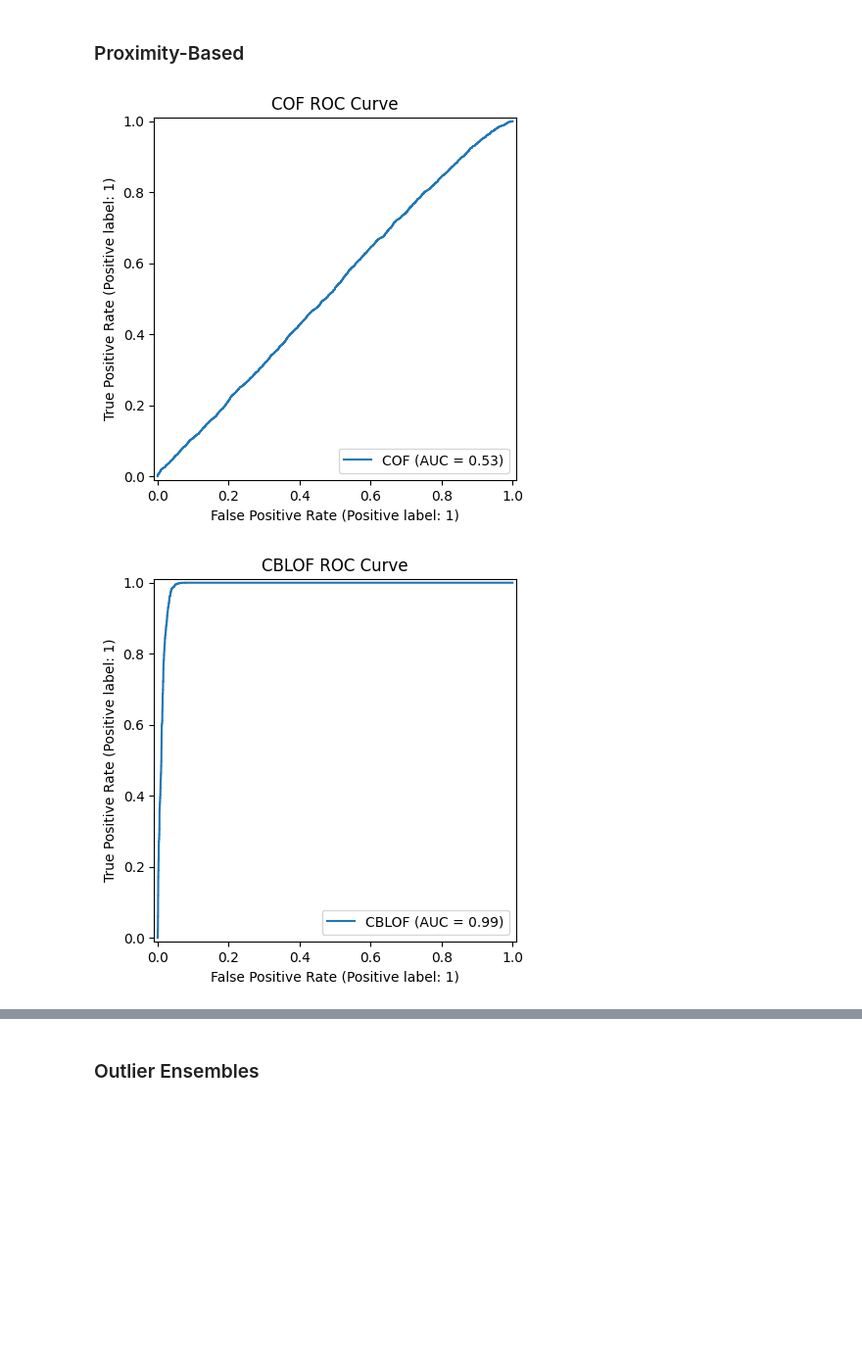
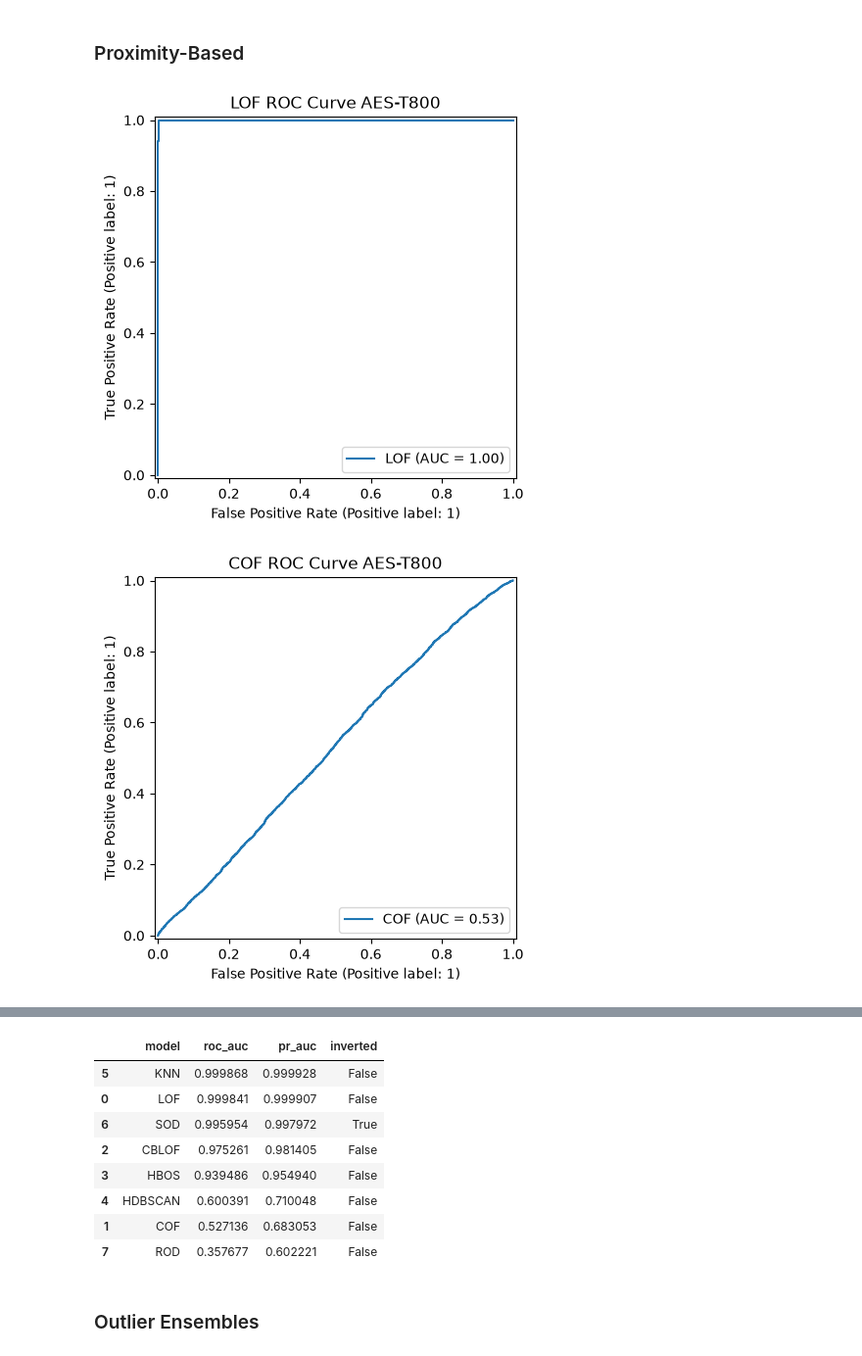
Before and after one commit to ericnmt/htd-benchmarking, a Jupyter notebook: notebooks/T800-HT-ML-Pipeline.ipynb, the cells around one changed output, grey strips where cells are left out. Shown at 98% size. Cells and saved outputs as stored; diff of their text form; code cells hidden in the pictures; blank space fills up the shorter version.

```diff
--- a/notebooks/T800-HT-ML-Pipeline.ipynb
+++ b/notebooks/T800-HT-ML-Pipeline.ipynb
@@ -182,7 +183,7 @@ Formalize the data splits for training and testing batches. This will be done on
 # 60/40 split on train/test
 train_normal = d2[:5000]
 test_normal = d2[5000:]
-test_anom = t2[:10000]
+test_anom = t2[:]
 
 print(train_normal.shape, test_normal.shape, test_anom.shape)
 # %% [output]
@@ -382,23 +390,0 @@ ECOD ROC:0.8279, precision @ rank n:0.806
-# %%
-from pyod.models.xgbod import XGBOD
-X_train = Z_train
-X_test = np.vstack([Z_test_norm, Z_test_anom])
-clf = XGBOD(random_state=0)
-clf.fit(X_train, y=np.zeros(len(X_train)))
-
-test_norm_scores = clf.decision_function(Z_test_norm)
-test_anom_scores = clf.decision_function(Z_test_anom)
-
-scores = np.concatenate([test_norm_scores, test_anom_scores])
-labels = np.concatenate([np.zeros(len(test_norm_scores)), np.ones(len(test_anom_scores))])
-
-# ROC AUC
-auc = roc_auc_score(labels, scores)
-# Precision/Recall AUC
-pr_auc = average_precision_score(labels, scores)
-
-evaluate_print('XGBOD', labels, scores)
-
-RocCurveDisplay.from_predictions(labels, scores, name="XGBOD ROC-AUC")
-plt.title("XGBOD ROC-AUC curve")
-plt.show()
@@ -411,4 +391,9 @@ XGBOD ROC:0.5, precision @ rank n:0.0
 # %%
+import pyod as pyod
+from pyod.models.ecod import ECOD
+from pyod.utils.data import evaluate_print
+from sklearn.metrics import roc_auc_score, average_precision_score
+
 def compute_metrics(name, scores_normal, scores_anom, plot=True):
   scores = np.concatenate([scores_normal, scores_anom])
   labels = np.concatenate([np.zeros(len(scores_normal)), np.ones(len(scores_anom))])
@@ -421,7 +406,8 @@ def compute_metrics(name, scores_normal, scores_anom, plot=True):
 
   if plot:
     RocCurveDisplay.from_predictions(labels, scores, name=name)
-    plt.title(f"{name} ROC Curve")
+    plt.title(f"{name} ROC Curve AES-T800")
+    plt.savefig(f"{T800_FIGS}{name}_roc_curve", dpi=240, bbox_inches='tight')
     plt.show()
   return result
 # %%
@@ -584,39 +610,43 @@ display(results_df)
 ### Proximity-Based
 # %%
 # IMPORT MODELS HERE
+from pyod.models.lof import LOF
 from pyod.models.cof import COF
 from pyod.models.cblof import CBLOF
 from pyod.models.loci import LOCI
 from pyod.models.hbos import HBOS
 from pyod.models.hdbscan import HDBSCAN
 from pyod.models.knn import KNN
 from pyod.models.sod import SOD
 from pyod.models.rod import ROD
 
 import numpy as np
 import pandas as pd
 
 # "name": (lambda: classifier(), Invert(T/F))
 detectors = {
+    # Proximity-Baed
+    "LOF": (lambda: LOF(), False),
     "COF": (lambda: COF(), False),
-    "CBLOF": (lambda: CBLOF(), False),
-    "LOCI": (lambda: LOCI(), False),
+    "CBLOF": (lambda: CBLOF(random_state=SEED), False),
+    #"LOCI": (lambda: LOCI(), False), OMITTED - Timeout on every run
     "HBOS": (lambda: HBOS(), False),
     "HDBSCAN": (lambda: HDBSCAN(), False),
     "KNN": (lambda: KNN(), False),
-    "SOD": (lambda: SOD(), False),
+    "SOD": (lambda: SOD(), True),
     "ROD": (lambda: ROD(), False)
 }
 
 results = [
     evaluate_detector(name, make, Z_train, Z_test_norm, Z_test_anom, invert=inv)
     for name, (make, inv) in detectors.items()
 ]
 
 # results.append(compute_metrics("AE recon error", mse_norm, mse_anom))
 
 results_df = pd.DataFrame(results).sort_values("roc_auc", ascending=False)
+results_df.to_csv(f"{T800_DFS}04_proximity_based_results.csv", index=True)
 display(results_df)
 # %% [output]
-[figure, old version]
+[figure, new version]
-[figure, old version]
+[figure, new version]
@@ -623,2 +659,11 @@ display(results_df)
+|  | model | roc_auc | pr_auc | inverted |
+| 5 | KNN | 0.999868 | 0.999928 | False |
+| 0 | LOF | 0.999841 | 0.999907 | False |
+| 6 | SOD | 0.995954 | 0.997972 | True |
+| 2 | CBLOF | 0.975261 | 0.981405 | False |
+| 3 | HBOS | 0.939486 | 0.954940 | False |
+| 4 | HDBSCAN | 0.600391 | 0.710048 | False |
+| 1 | COF | 0.527136 | 0.683053 | False |
+| 7 | ROD | 0.357677 | 0.602221 | False |
 # %% [markdown]
 ### Outlier Ensembles
```
Also changed, not shown: parts of 30 cells of this notebook.
